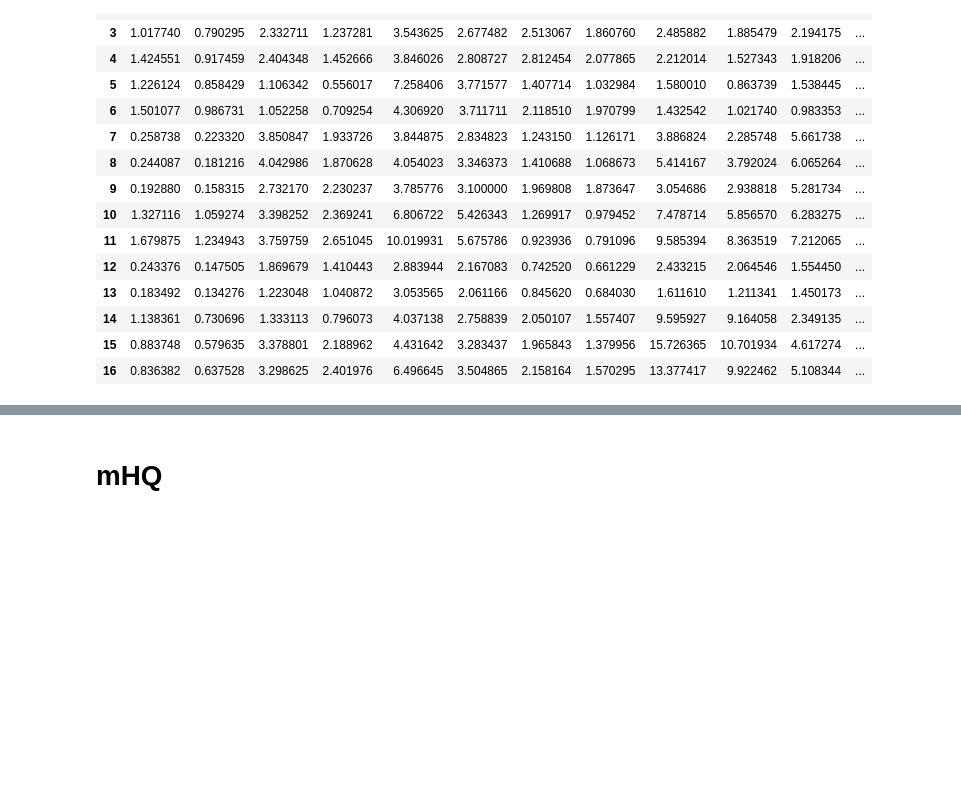
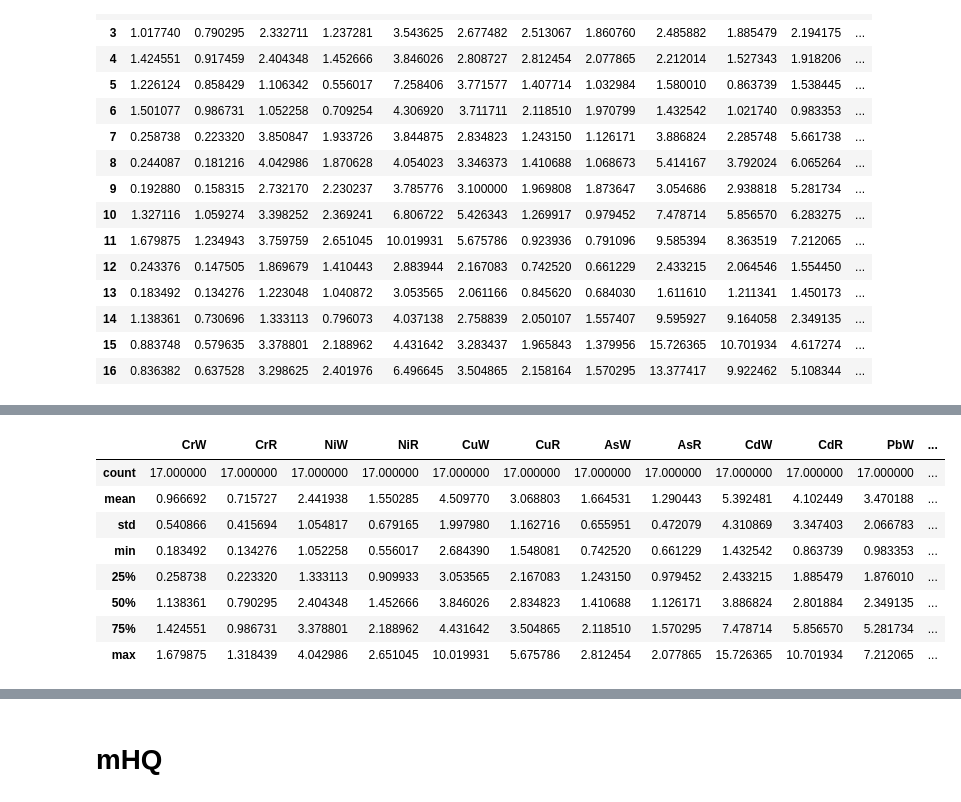
Before and after one commit to rakibhhridoy/OnGoingStudy, a Jupyter notebook: Five_Rivers/Python/sample.ipynb, the cells around one changed output, grey strips where cells are left out. Saved outputs shown, nothing was run; the diff lists cells and outputs as text; code cells hidden in the pictures; blank space fills up the shorter version.

```diff
--- a/Five_Rivers/Python/sample.ipynb
+++ b/Five_Rivers/Python/sample.ipynb
@@ -1009,0 +1165,8 @@ ef
+# %%
+piW = []
+i = 0
+while i < len(efW["Cr"]):
+    val = math.sqrt(((cfW.mean(axis=1)[i]**2) + ((cfW.max(axis=1)[i]**2)))/2)
+    piW.append(val)
+    i+=1
+piW
@@ -1009,0 +1191,8 @@ ef
+# %%
+piR = []
+i = 0
+while i < len(efW["Cr"]):
+    val = math.sqrt(((cfR.mean(axis=1)[i]**2) + ((cfR.max(axis=1)[i]**2)))/2)
+    piR.append(val)
+    i+=1
+piR
@@ -1312,2 +1605,14 @@ tri
 # %%
 tri.to_csv("Toxic_Risk_Index_TRI.csv")
+# %%
+tri.describe()
+# %% [output]
+|  | CrW | CrR | NiW | NiR | CuW | CuR | AsW | AsR | CdW | CdR | PbW | ... |
+| count | 17.000000 | 17.000000 | 17.000000 | 17.000000 | 17.000000 | 17.000000 | 17.000000 | 17.000000 | 17.000000 | 17.000000 | 17.000000 | ... |
+| mean | 0.966692 | 0.715727 | 2.441938 | 1.550285 | 4.509770 | 3.068803 | 1.664531 | 1.290443 | 5.392481 | 4.102449 | 3.470188 | ... |
+| std | 0.540866 | 0.415694 | 1.054817 | 0.679165 | 1.997980 | 1.162716 | 0.655951 | 0.472079 | 4.310869 | 3.347403 | 2.066783 | ... |
+| min | 0.183492 | 0.134276 | 1.052258 | 0.556017 | 2.684390 | 1.548081 | 0.742520 | 0.661229 | 1.432542 | 0.863739 | 0.983353 | ... |
+| 25% | 0.258738 | 0.223320 | 1.333113 | 0.909933 | 3.053565 | 2.167083 | 1.243150 | 0.979452 | 2.433215 | 1.885479 | 1.876010 | ... |
+| 50% | 1.138361 | 0.790295 | 2.404348 | 1.452666 | 3.846026 | 2.834823 | 1.410688 | 1.126171 | 3.886824 | 2.801884 | 2.349135 | ... |
+| 75% | 1.424551 | 0.986731 | 3.378801 | 2.188962 | 4.431642 | 3.504865 | 2.118510 | 1.570295 | 7.478714 | 5.856570 | 5.281734 | ... |
+| max | 1.679875 | 1.318439 | 4.042986 | 2.651045 | 10.019931 | 5.675786 | 2.812454 | 2.077865 | 15.726365 | 10.701934 | 7.212065 | ... |
```
Also changed, not shown: parts of 25 cells of this notebook, 13 other files.
